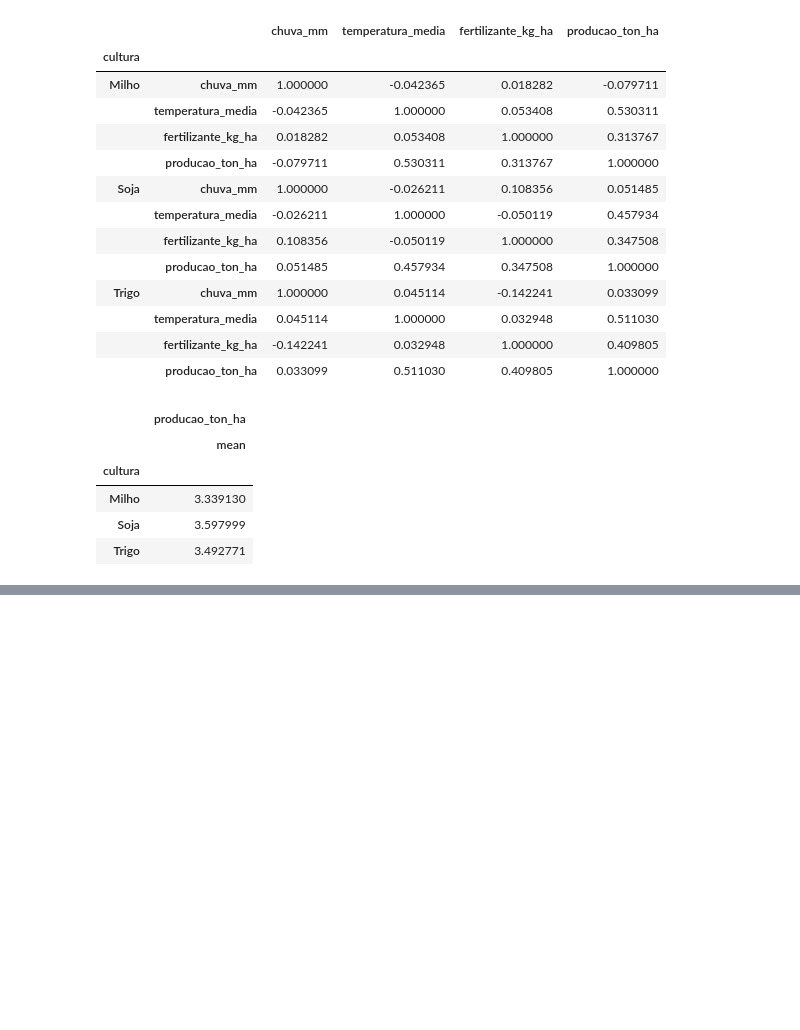
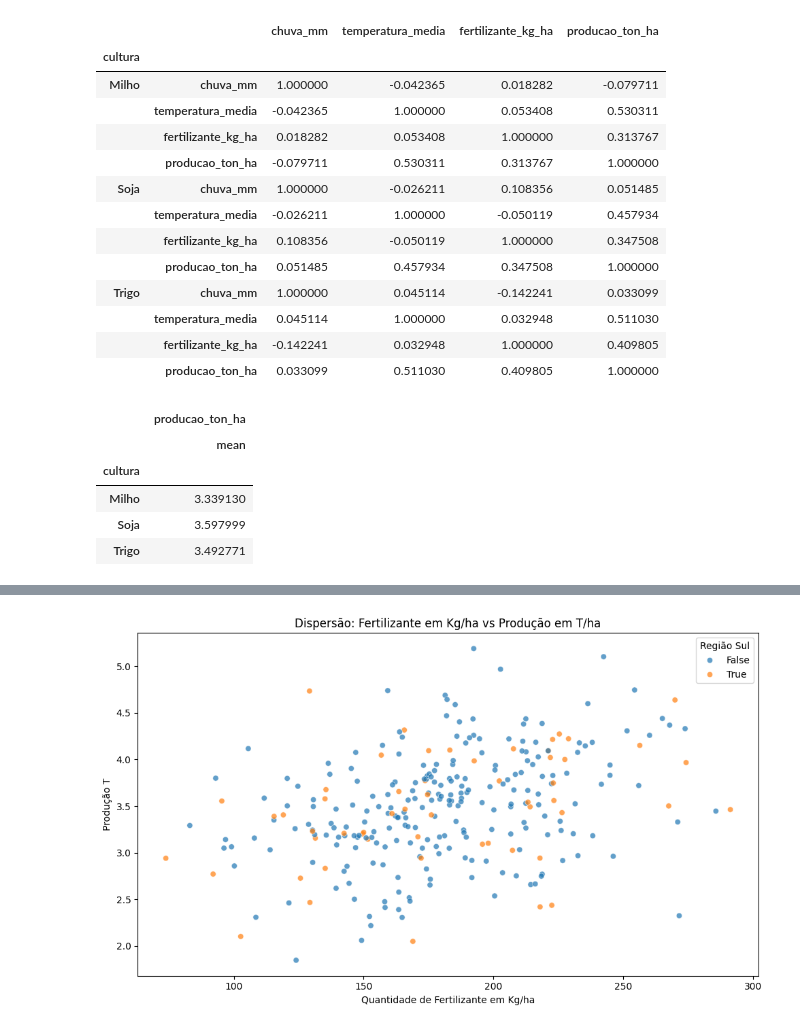
Before and after one commit to AndreiBataglia/projetos-em-ia-e-analise, a Jupyter notebook: notebooks/semana_01_analise_dados_agricola.ipynb, the cells around one changed output, grey strips where cells are left out. Cells and saved outputs as stored; diff of their text form; code cells hidden in the pictures; blank space fills up the shorter version.

```diff
--- a/notebooks/semana_01_analise_dados_agricola.ipynb
+++ b/notebooks/semana_01_analise_dados_agricola.ipynb
@@ -132,0 +162,11 @@ plt.show()
+# %%
+#Dispersão – Fertilizante x Produção (colorido por Região Sul x Demais regiões)
+plt.figure(figsize=(10,6))
+sns.scatterplot(data=df, x="fertilizante_kg_ha", y="producao_ton_ha", hue=df["regiao"] == "Sul", alpha=0.7)
+plt.title("Dispersão: Fertilizante em Kg/ha vs Produção em T/ha")
+plt.xlabel("Quantidade de Fertilizante em Kg/ha")
+plt.ylabel("Produção T")
+plt.legend(title="Região Sul")
+plt.tight_layout()
+# %% [output]
+[figure, added]
```
Also changed, not shown: parts of 9 cells of this notebook.
